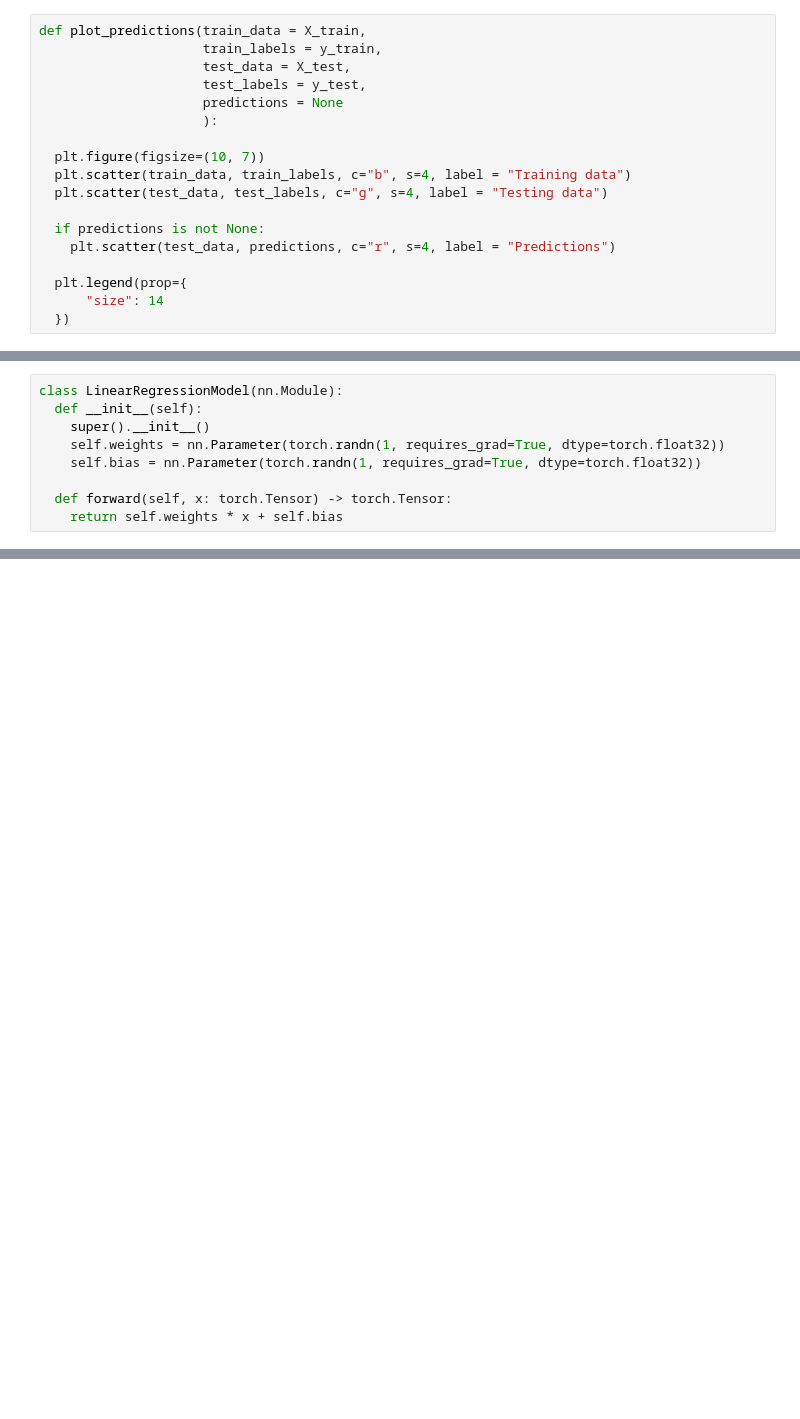
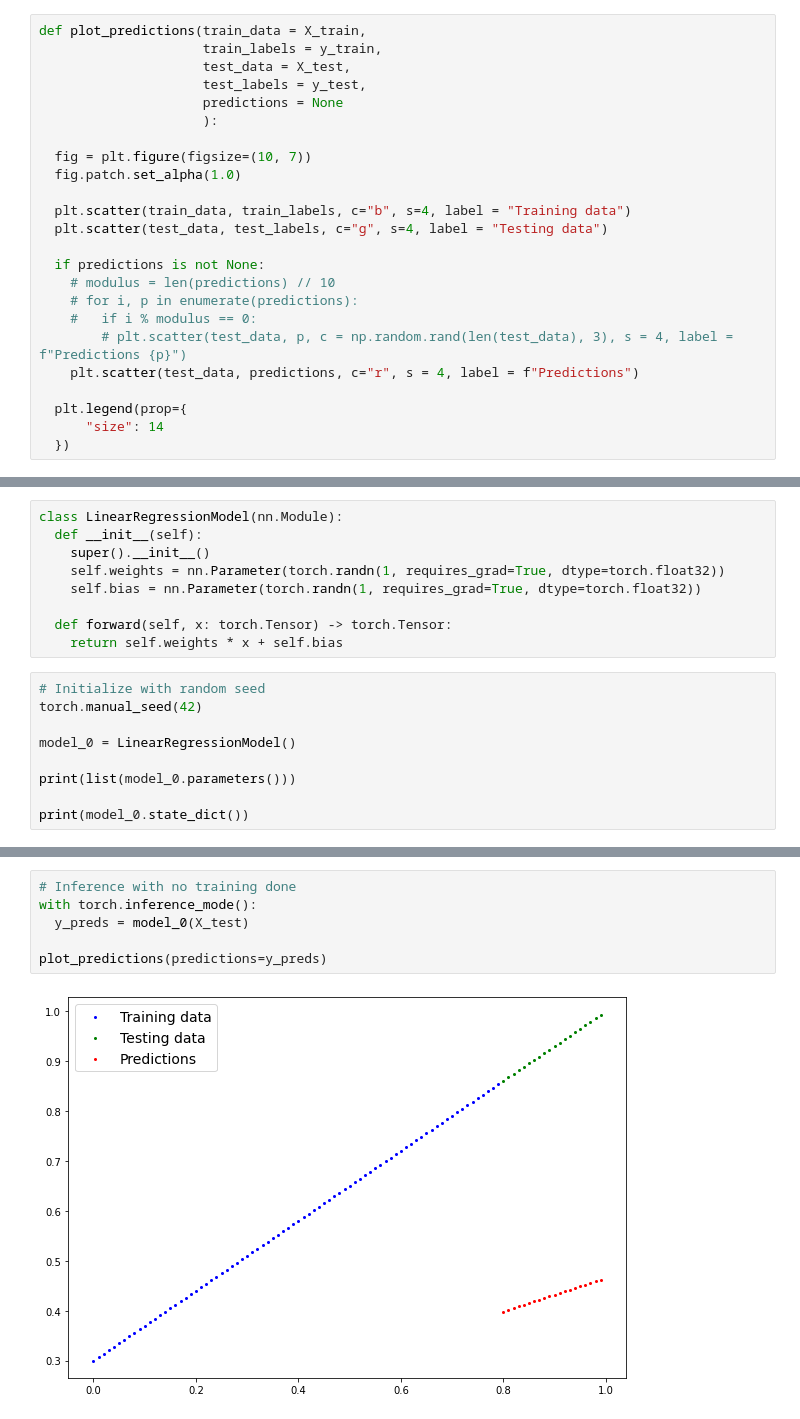
Before and after one commit to satvikpendem/ZeroToMasteryPyTorchForDeepLearning, a Jupyter notebook: 00_pytorch_fundamentals.ipynb, the cells around one changed output, grey strips where cells are left out. Saved outputs shown, nothing was run; the diff lists cells and outputs as text; blank space fills up the shorter version.

```diff
--- a/00_pytorch_fundamentals.ipynb
+++ b/00_pytorch_fundamentals.ipynb
@@ -62,12 +45,18 @@ def plot_predictions(train_data = X_train,
                      predictions = None
                      ):
 
-  plt.figure(figsize=(10, 7))
+  fig = plt.figure(figsize=(10, 7))
+  fig.patch.set_alpha(1.0)
+
   plt.scatter(train_data, train_labels, c="b", s=4, label = "Training data")
   plt.scatter(test_data, test_labels, c="g", s=4, label = "Testing data")
 
   if predictions is not None:
-    plt.scatter(test_data, predictions, c="r", s=4, label = "Predictions")
+    # modulus = len(predictions) // 10
+    # for i, p in enumerate(predictions):
+    #   if i % modulus == 0:
+        # plt.scatter(test_data, p, c = np.random.rand(len(test_data), 3), s = 4, label = f"Predictions {p}")
+    plt.scatter(test_data, predictions, c="r", s = 4, label = f"Predictions")
 
   plt.legend(prop={
       "size": 14
@@ -85,3 +74,12 @@ class LinearRegressionModel(nn.Module):
 
   def forward(self, x: torch.Tensor) -> torch.Tensor:
     return self.weights * x + self.bias
+# %%
+# Initialize with random seed
+torch.manual_seed(42)
+
+model_0 = LinearRegressionModel()
+
+print(list(model_0.parameters()))
+
+print(model_0.state_dict())
@@ -87,0 +91,8 @@ class LinearRegressionModel(nn.Module):
+# %%
+# Inference with no training done
+with torch.inference_mode():
+  y_preds = model_0(X_test)
+
+plot_predictions(predictions=y_preds)
+# %% [output]
+[figure, added]
```
Also changed, not shown: parts of 6 cells of this notebook.
